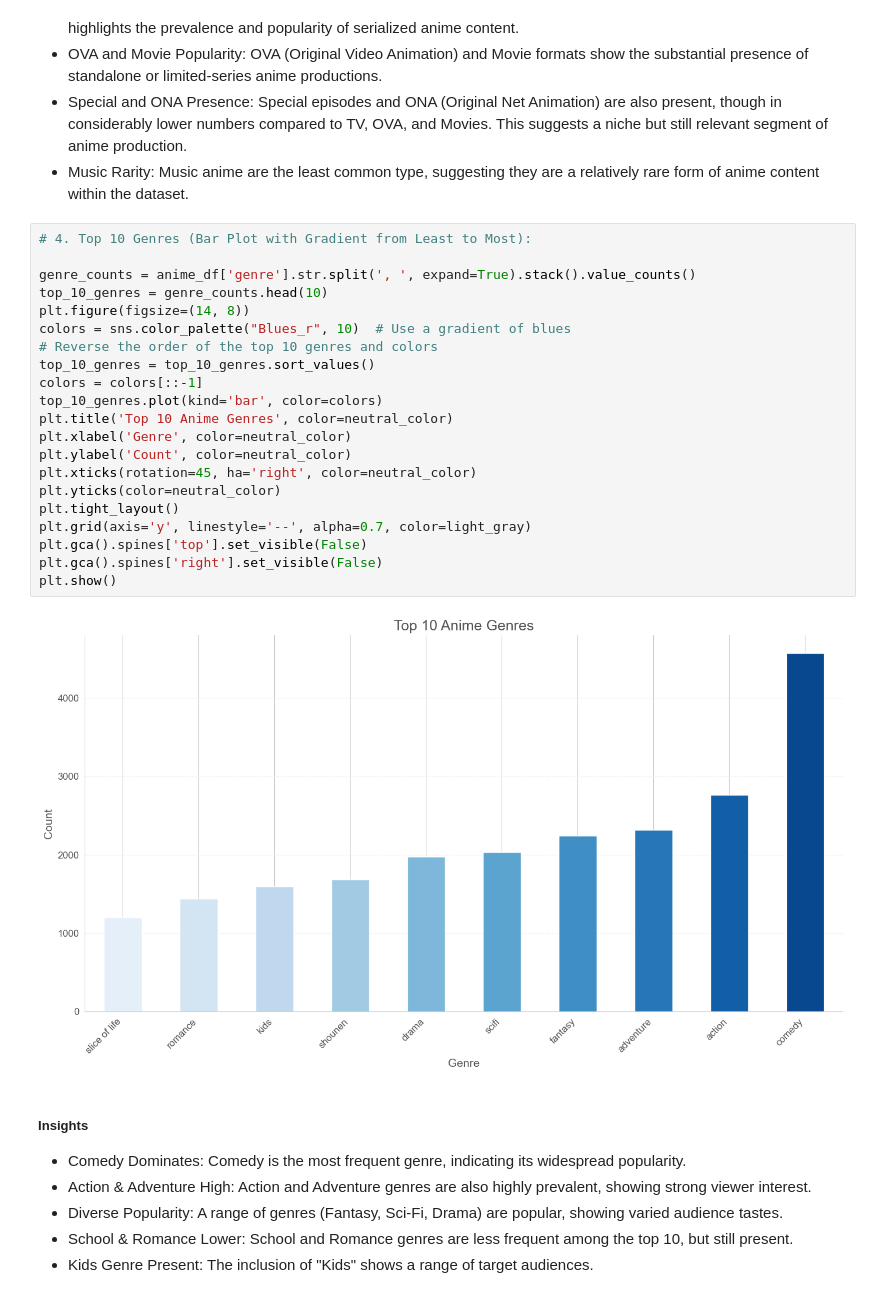
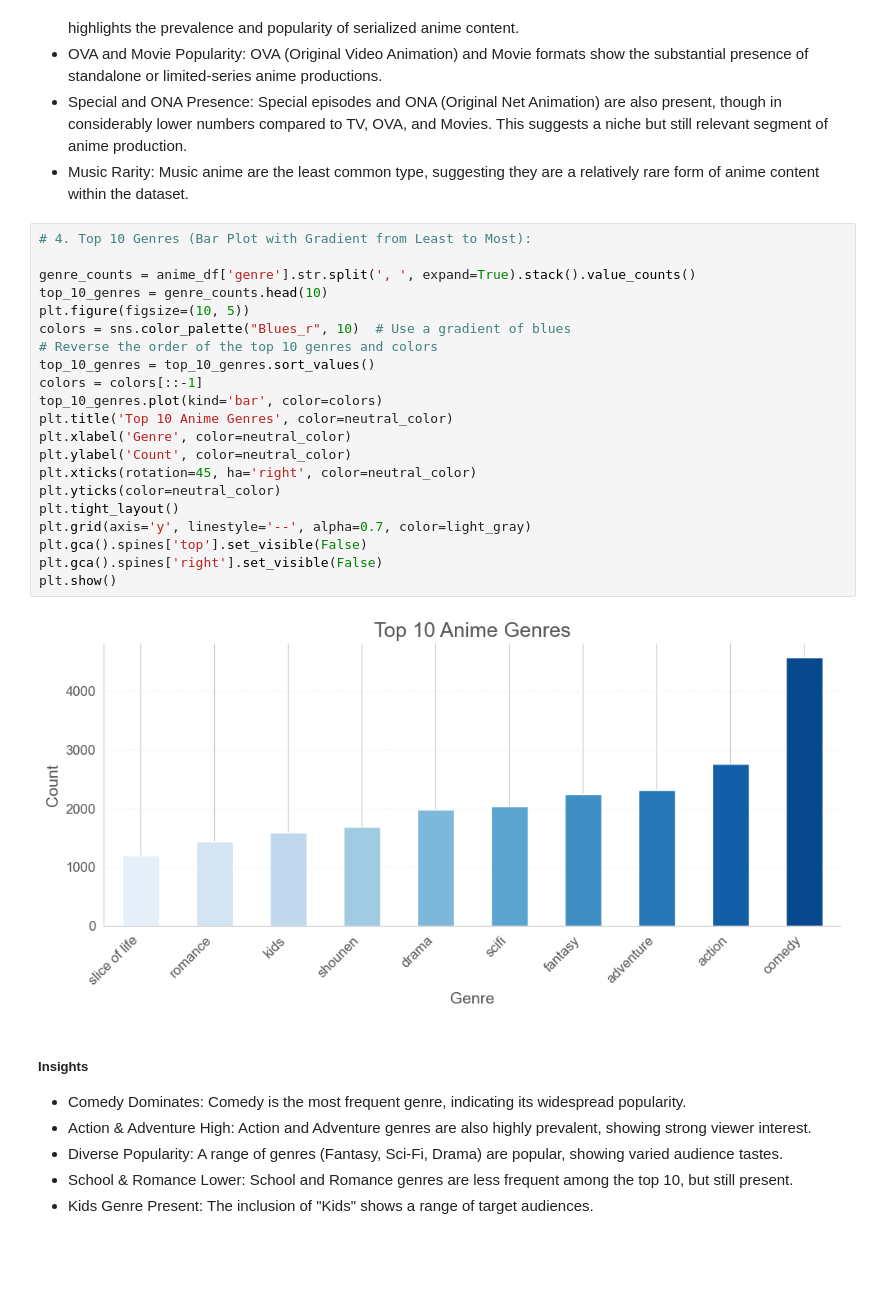
Before and after one commit to Busisiwe-Mbewe/Explore-Unsupervised-Learning-Project, a Jupyter notebook: anime_recommender.ipynb, the cells around one changed output. Saved outputs shown, nothing was run; the diff lists cells and outputs as text; blank space fills up the shorter version.

```diff
--- a/anime_recommender.ipynb
+++ b/anime_recommender.ipynb
@@ -433,26 +435,26 @@ Passing `palette` without assigning `hue` is deprecated and will be removed in v
 # %%
 # 4. Top 10 Genres (Bar Plot with Gradient from Least to Most):
 
 genre_counts = anime_df['genre'].str.split(', ', expand=True).stack().value_counts()
 top_10_genres = genre_counts.head(10)
-plt.figure(figsize=(14, 8))
+plt.figure(figsize=(10, 5))
 colors = sns.color_palette("Blues_r", 10)  # Use a gradient of blues
 # Reverse the order of the top 10 genres and colors
 top_10_genres = top_10_genres.sort_values()
 colors = colors[::-1]
 top_10_genres.plot(kind='bar', color=colors)
 plt.title('Top 10 Anime Genres', color=neutral_color)
 plt.xlabel('Genre', color=neutral_color)
 plt.ylabel('Count', color=neutral_color)
 plt.xticks(rotation=45, ha='right', color=neutral_color)
 plt.yticks(color=neutral_color)
 plt.tight_layout()
 plt.grid(axis='y', linestyle='--', alpha=0.7, color=light_gray)
 plt.gca().spines['top'].set_visible(False)
 plt.gca().spines['right'].set_visible(False)
 plt.show()
 # %% [output]
-[figure, old version]
+[figure, new version]
 # %% [markdown]
 ##### Insights
 
```
Also changed, not shown: parts of 11 cells of this notebook, 1 other file.
